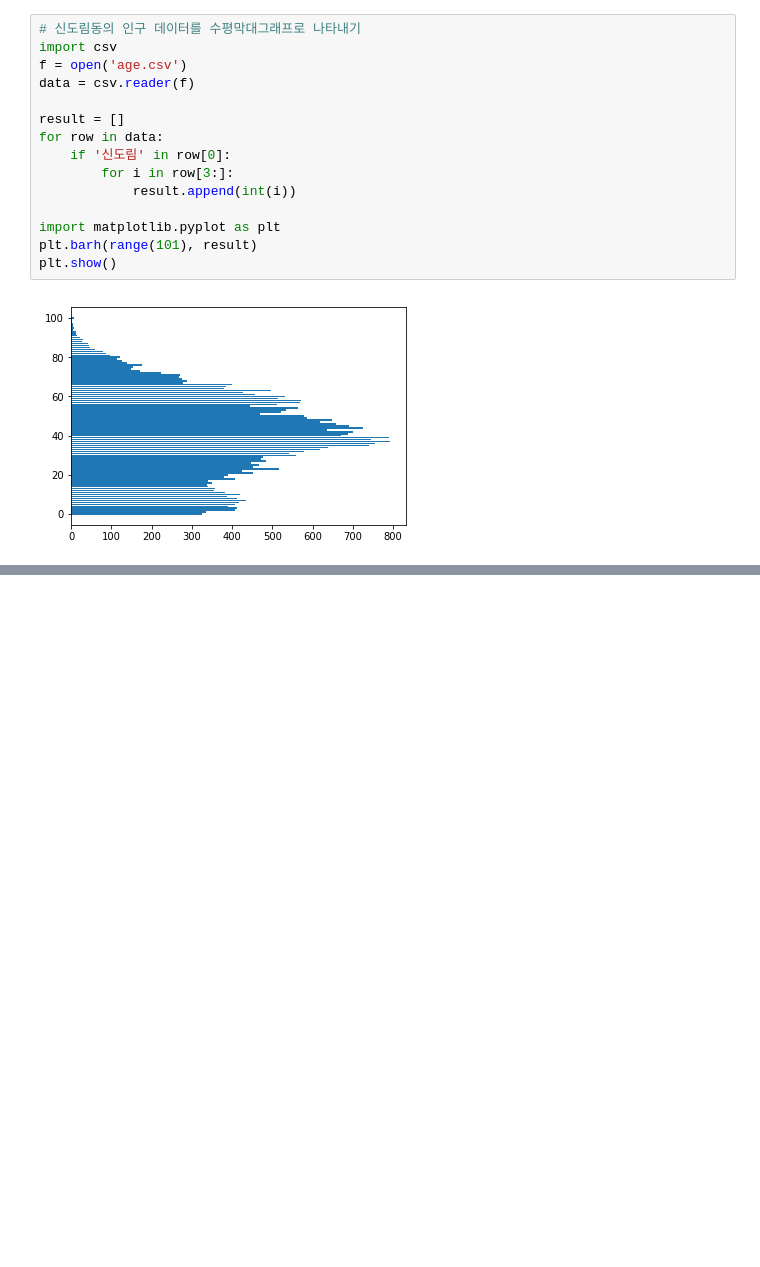
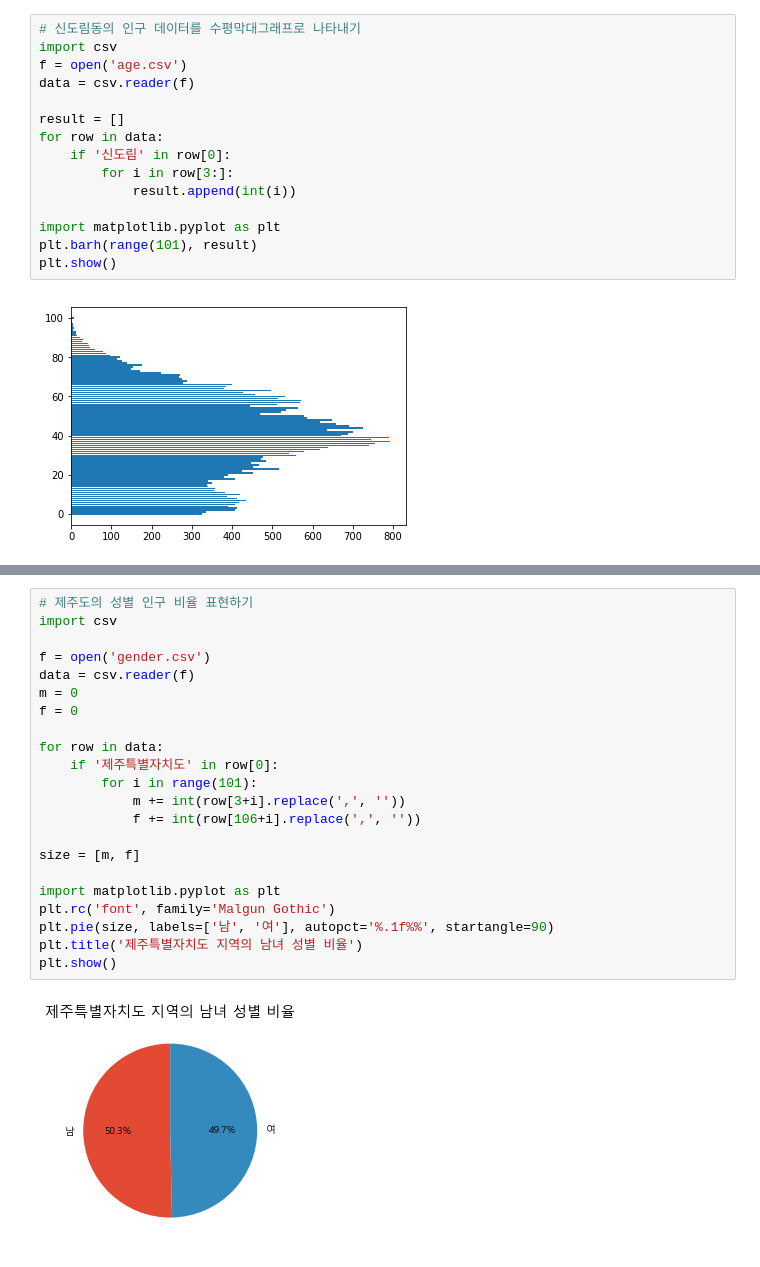
Before and after one commit to YunDH218/data_analysis, a Jupyter notebook: 인구 공공데이터.ipynb, the cells around one changed output, grey strips where cells are left out. Cells and saved outputs as stored; diff of their text form; blank space fills up the shorter version.

```diff
--- a/인구 공공데이터.ipynb
+++ b/인구 공공데이터.ipynb
@@ -83,0 +140,24 @@ plt.show()
+# %%
+# 제주도의 성별 인구 비율 표현하기
+import csv
+
+f = open('gender.csv')
+data = csv.reader(f)
+m = 0
+f = 0
+
+for row in data:
+    if '제주특별자치도' in row[0]:
+        for i in range(101):
+            m += int(row[3+i].replace(',', ''))
+            f += int(row[106+i].replace(',', ''))
+
+size = [m, f]
+
+import matplotlib.pyplot as plt
+plt.rc('font', family='Malgun Gothic')
+plt.pie(size, labels=['남', '여'], autopct='%.1f%%', startangle=90)
+plt.title('제주특별자치도 지역의 남녀 성별 비율')
+plt.show()
+# %% [output]
+[figure, added]
```
Also changed, not shown: parts of 5 cells of this notebook, 1 other file.
